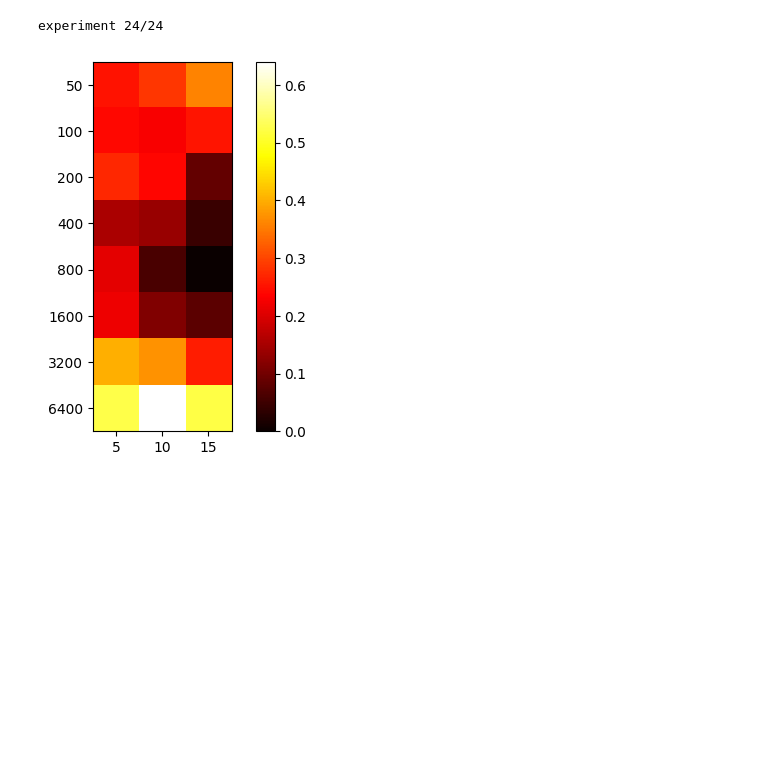
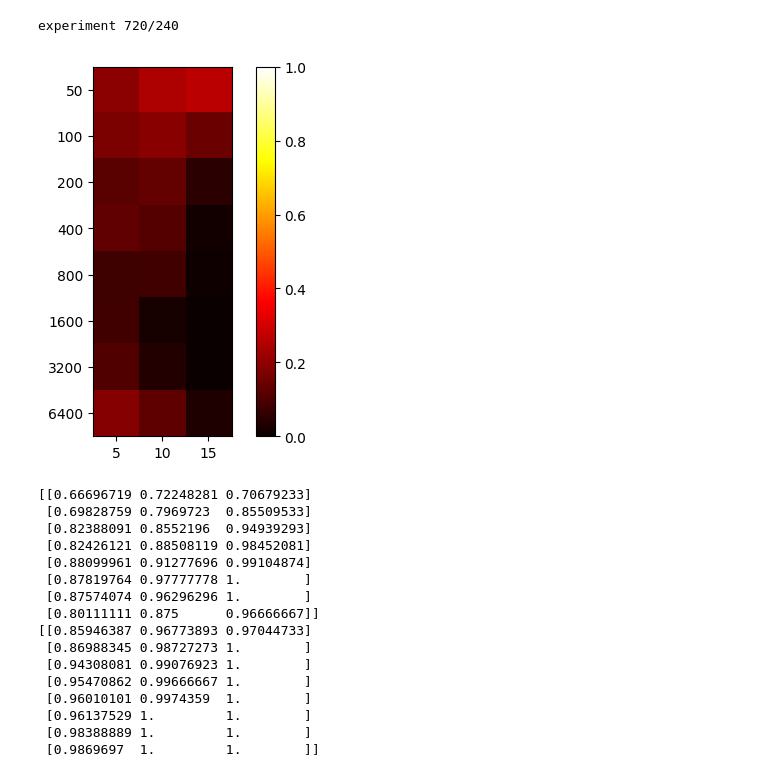
Before and after one commit to inagege/ImprovingSubgroupDiscovery, a Jupyter notebook: PRIM_Performance_Analyzing/PRIM_Baseline.ipynb, the cells around one changed output. Cells and saved outputs as stored; diff of their text form; code cells hidden in the pictures; blank space fills up the shorter version.

```diff
--- a/PRIM_Performance_Analyzing/PRIM_Baseline.ipynb
+++ b/PRIM_Performance_Analyzing/PRIM_Baseline.ipynb
@@ -15,5 +178,21 @@ experiment 24/24
 # %%
-create_plot_generated_data(calculate_y_griewank, 15, package)
+create_plot_generated_data(calculate_y_griewank, 15, package, None)
 # %% [output]
-experiment 24/24
+experiment 720/240
-[figure, old version]
+[figure, new version]
+[[0.66696719 0.72248281 0.70679233]
+ [0.69828759 0.7969723  0.85509533]
+ [0.82388091 0.8552196  0.94939293]
+ [0.82426121 0.88508119 0.98452081]
+ [0.88099961 0.91277696 0.99104874]
+ [0.87819764 0.97777778 1.        ]
+ [0.87574074 0.96296296 1.        ]
+ [0.80111111 0.875      0.96666667]]
+[[0.85946387 0.96773893 0.97044733]
+ [0.86988345 0.98727273 1.        ]
+ [0.94308081 0.99076923 1.        ]
+ [0.95470862 0.99666667 1.        ]
+ [0.96010101 0.9974359  1.        ]
+ [0.96137529 1.         1.        ]
+ [0.98388889 1.         1.        ]
+ [0.9869697  1.         1.        ]]
```
Also changed, not shown: parts of 13 cells of this notebook, 5 other files.
